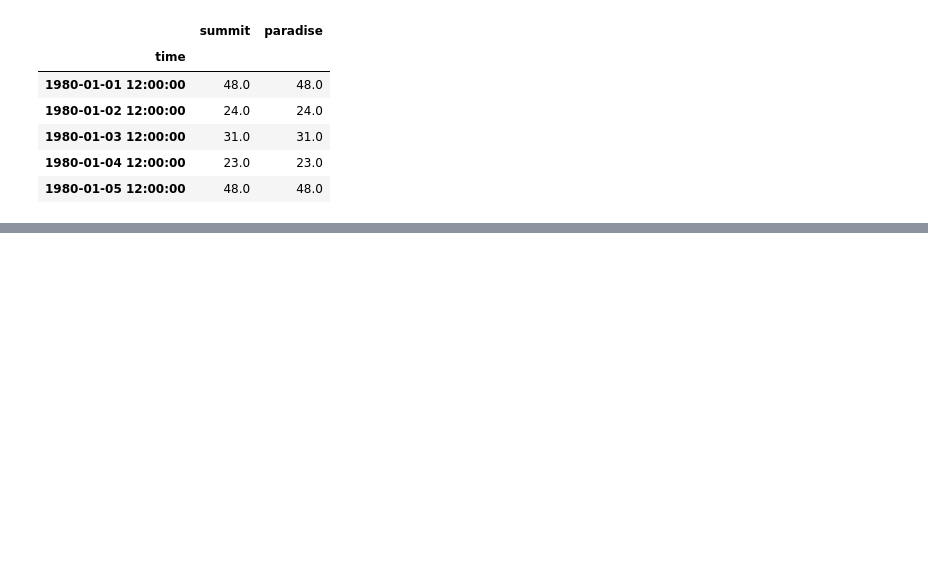
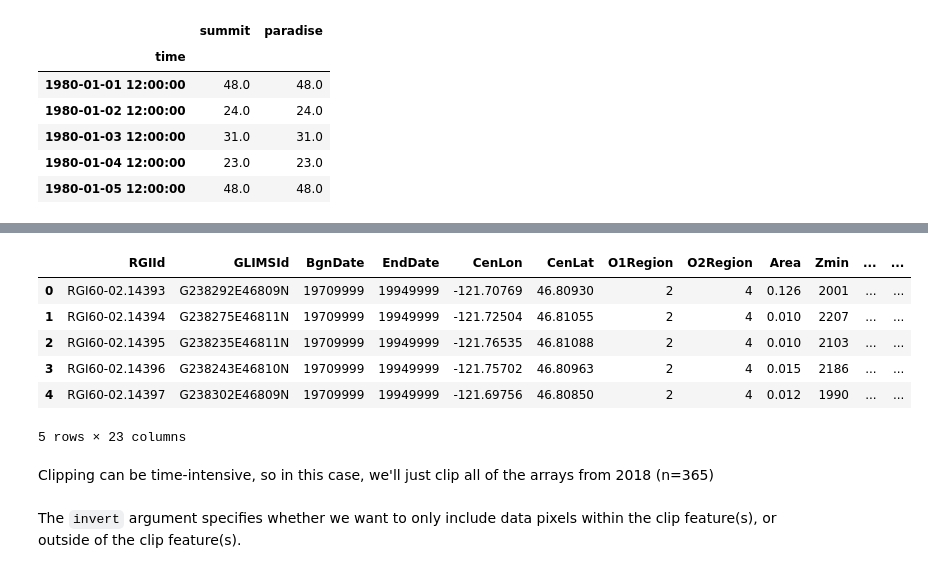
Before and after one commit to DOI-USGS/python-for-hydrology, a Jupyter notebook: notebooks/part0_python_intro/11_xarray_mt_rainier_precip.ipynb, the cells around one changed output, grey strips where cells are left out. Saved outputs shown, nothing was run; the diff lists cells and outputs as text; code cells hidden in the pictures; blank space fills up the shorter version.

```diff
--- a/notebooks/part0_python_intro/11_xarray_mt_rainier_precip.ipynb
+++ b/notebooks/part0_python_intro/11_xarray_mt_rainier_precip.ipynb
@@ -440,0 +588,15 @@ df.head()
+# %%
+import geopandas as gpd
+
+gdf = gpd.read_file("data/rasterio/rgi60_glacierpoly_rainier.shp")
+gdf.head()
+# %% [output]
+|  | RGIId | GLIMSId | BgnDate | EndDate | CenLon | CenLat | O1Region | O2Region | Area | Zmin | ... | ... |
+| 0 | RGI60-02.14393 | G238292E46809N | 19709999 | 19949999 | -121.70769 | 46.80930 | 2 | 4 | 0.126 | 2001 | ... | ... |
+| 1 | RGI60-02.14394 | G238275E46811N | 19709999 | 19949999 | -121.72504 | 46.81055 | 2 | 4 | 0.010 | 2207 | ... | ... |
+| 2 | RGI60-02.14395 | G238235E46811N | 19709999 | 19949999 | -121.76535 | 46.81088 | 2 | 4 | 0.010 | 2103 | ... | ... |
+| 3 | RGI60-02.14396 | G238243E46810N | 19709999 | 19949999 | -121.75702 | 46.80963 | 2 | 4 | 0.015 | 2186 | ... | ... |
+| 4 | RGI60-02.14397 | G238302E46809N | 19709999 | 19949999 | -121.69756 | 46.80850 | 2 | 4 | 0.012 | 1990 | ... | ... |
+5 rows × 23 columns
+# %% [markdown]
+Clipping can be time-intensive, so in this case, we'll just clip all of the arrays from 2018 (n=365)
@@ -440,0 +605,2 @@ df.head()
+# %% [markdown]
+The `invert` argument specifies whether we want to only include data pixels within the clip feature(s), or outside of the clip feature(s).
```
Also changed, not shown: parts of 47 cells of this notebook.
